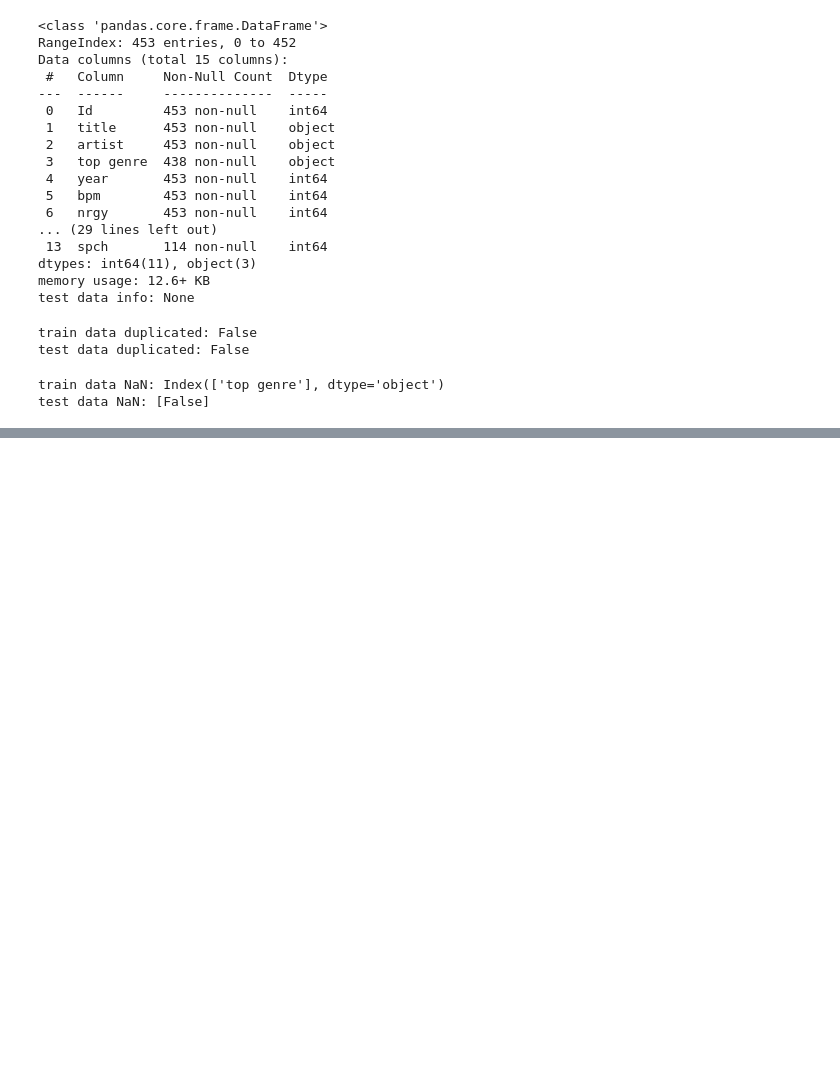
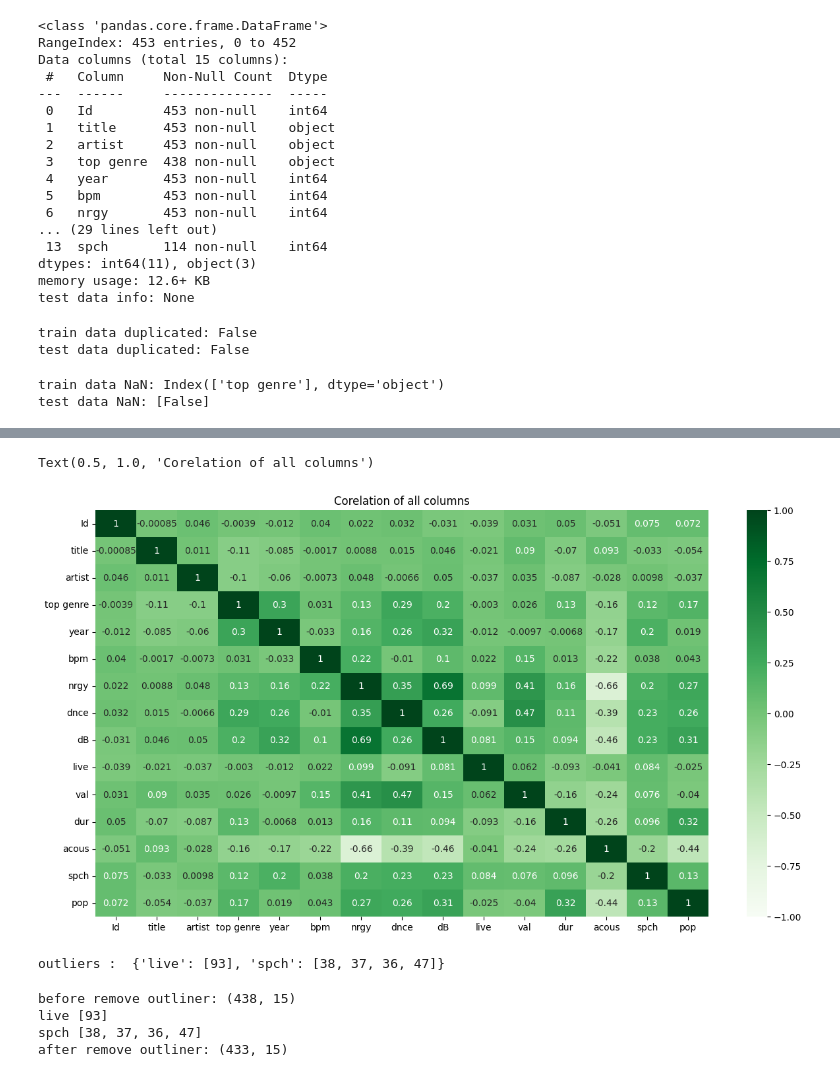
Before and after one commit to GraceCWY/imbalance-data-regression, a Jupyter notebook: regression_grace_05.ipynb, the cells around one changed output, grey strips where cells are left out. Drawn from its saved outputs; the diff is of its cells as text; code cells hidden in the pictures; blank space fills up the shorter version.

```diff
--- a/regression_grace_05.ipynb
+++ b/regression_grace_05.ipynb
@@ -93,3 +124,44 @@ max    453.000000  2019.000000  199.000000  100.000000   96.000000   -1.000000
+# %%
+# corelation before remove outliner
+corelation = trainDataClean.corr()
+fig, ax = plt.subplots(figsize=(15,8))
+sns.heatmap(trainDataClean.corr(), center=0, cmap='Greens',vmin=-1, vmax=1, annot=True)
+ax.set_title('Corelation of all columns')
+# %% [output]
+Text(0.5, 1.0, 'Corelation of all columns')
+[figure, added]
+# %%
+th = 5
+outlinerList={}
+outlinerCols = trainDataClean.columns
+for col in outlinerCols:
+    mean = np.mean(trainDataClean[col])
+    std=np.std(trainDataClean[col])
+    out_list=[]
+    for i in trainDataClean[col]:
+        z=(i-mean)/std
+        if z > th:
+            out_list.append(i)
+    if (out_list):
+        outlinerList[col]= out_list
+print("outliers : ", outlinerList)
+# %% [output]
+outliers :  {'live': [93], 'spch': [38, 37, 36, 47]}
+# %%
+#extract outliner
+
+print("before remove outliner:",trainDataClean.shape)
+for key,value in outlinerList.items():
+    print(key,value)
+    for i in value:
+        trainDataClean.drop(trainDataClean[trainDataClean[key]==i].index, inplace = True)
+
+print("after remove outliner:",trainDataClean.shape)
+# %% [output]
+before remove outliner: (438, 15)
+live [93]
+spch [38, 37, 36, 47]
+after remove outliner: (433, 15)
 # %%
 # seperated list - train data
 
```
Also changed, not shown: parts of 13 cells of this notebook, 5 other files.
